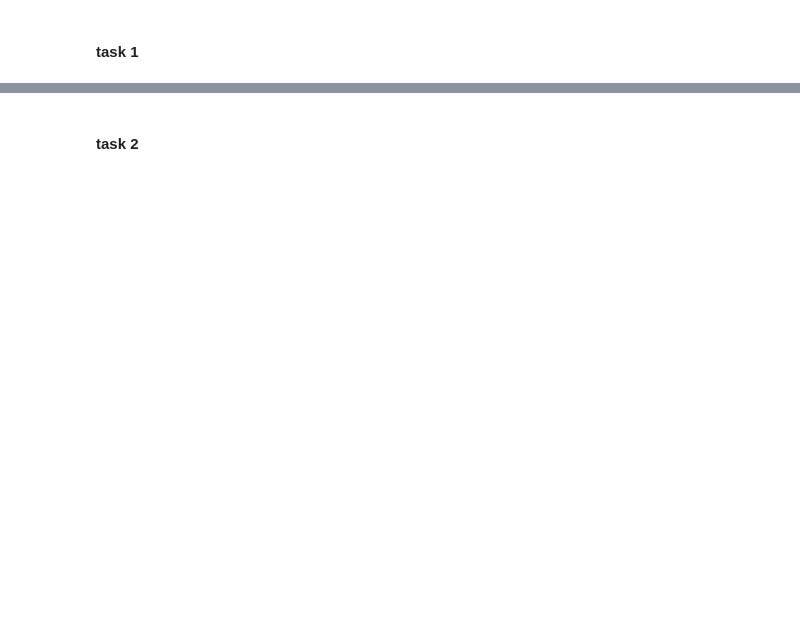
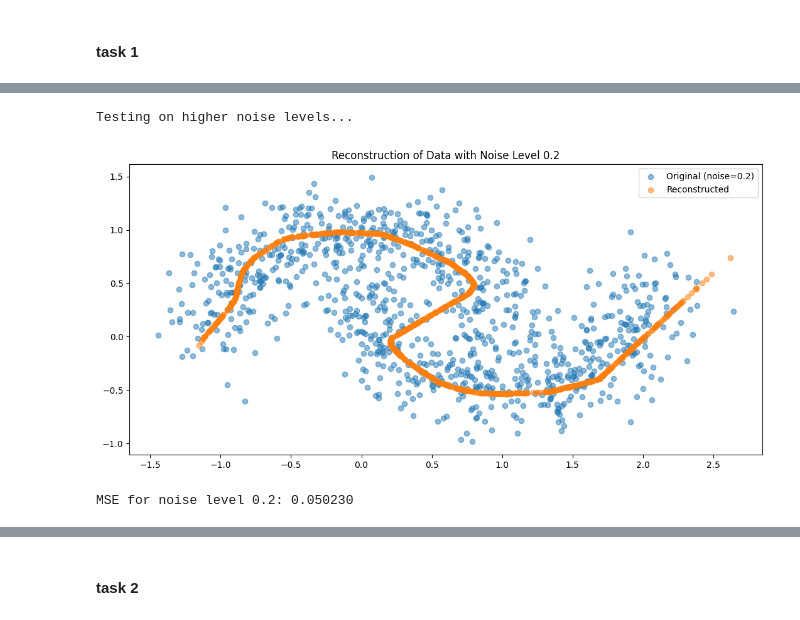
Before and after one commit to sandrinjoy/gnns-ws-24, a Jupyter notebook: autoencoders.ipynb, the cells around one changed output, grey strips where cells are left out. Cells and saved outputs as stored; diff of their text form; code cells hidden in the pictures; blank space fills up the shorter version.

```diff
--- a/autoencoders.ipynb
+++ b/autoencoders.ipynb
@@ -457,0 +332,33 @@ Reconstruction Error (MSE) on noisy test set (noise=0.2): 0.065754
+# %%
+# Task 1.4: Testing on higher noise levels
+
+def test_high_noise(model, noise_level=0.2):
+    """Test model performance on higher noise level"""
+    test_data = generate_moons(noise=noise_level, n_samples=1000)
+
+    model.eval()
+    with torch.no_grad():
+        reconstructed = model(torch.tensor(test_data, dtype=torch.float32))
+
+    # Plot
+    plt.figure(figsize=(13, 6))
+    plt.scatter(test_data[:, 0], test_data[:, 1], alpha=0.5, label=f'Original (noise={noise_level})')
+    plt.scatter(reconstructed[:, 0], reconstructed[:, 1], alpha=0.5, label='Reconstructed')
+    plt.title(f'Reconstruction of Data with Noise Level {noise_level}')
+    plt.legend()
+    plt.show()
+
+    # MSE
+    mse = mean_squared_error(test_data, reconstructed.numpy())
+    print(f"MSE for noise level {noise_level}: {mse:.6f}")
+
+    return mse
+
+
+if __name__ == "__main__":
+    print("\nTesting on higher noise levels...")
+    test_high_noise(model, noise_level=0.2)
+# %% [output]
+Testing on higher noise levels...
+[figure, added]
+MSE for noise level 0.2: 0.050230
```
Also changed, not shown: parts of 26 cells of this notebook, 1 other file.
